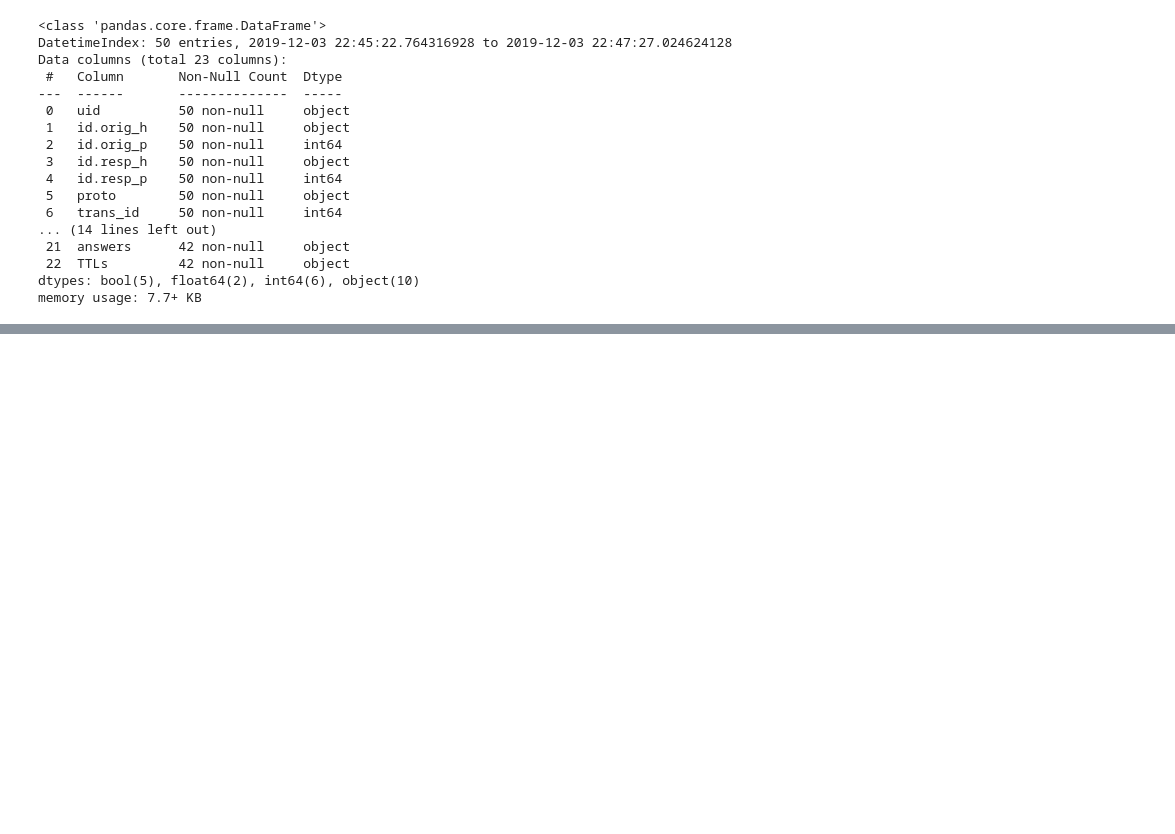
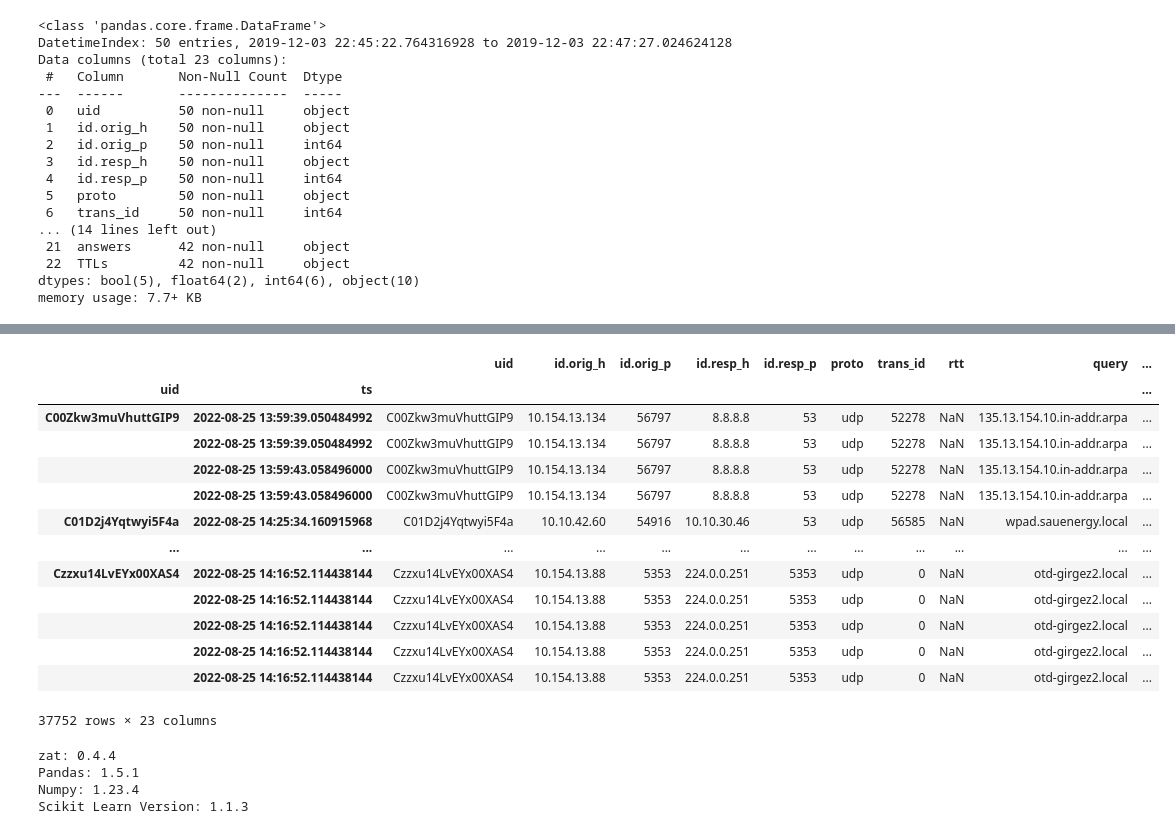
Before and after one commit to AI-Learning-Land/zat, a Jupyter notebook: notebooks/Network_Monitoring_AI.ipynb, the cells around one changed output, grey strips where cells are left out. Drawn from its saved outputs; the diff is of its cells as text; code cells hidden in the pictures; blank space fills up the shorter version.

```diff
--- a/notebooks/Network_Monitoring_AI.ipynb
+++ b/notebooks/Network_Monitoring_AI.ipynb
@@ -196,0 +210,2 @@ memory usage: 7.7+ KB
+# %%
+testcenterdns =json_log_to_df.create_dataframe('../data/fullTest/pcap/dns.log')
@@ -196,0 +245,3 @@ memory usage: 7.7+ KB
+# %%
+white_df = pd.read_csv('../data/top_domains_1k.csv', names=['rank', 'domain'])
+whitelist = white_df['domain'].tolist()
@@ -196,0 +286,49 @@ memory usage: 7.7+ KB
+# %%
+# filterout whitelist from dns queries
+testcenterdnsfiltered = testcenterdns[~testcenterdns['query'].isin(whitelist)]
+# %%
+testcenterdnsfiltered.groupby(by='uid',group_keys=True).apply(lambda x :x)
+# UID ==> These are unique identifiers assigned by Zeek that we will use to track related activity in other transaction logs.
+# Can be used for detecting local machines and attackers
+# %% [output]
+|  |  | uid | id.orig_h | id.orig_p | id.resp_h | id.resp_p | proto | trans_id | rtt | query | ... |
+| uid | ts |  |  |  |  |  |  |  |  |  | ... |
+| C00Zkw3muVhuttGIP9 | 2022-08-25 13:59:39.050484992 | C00Zkw3muVhuttGIP9 | 10.154.13.134 | 56797 | 8.8.8.8 | 53 | udp | 52278 | NaN | 135.13.154.10.in-addr.arpa | ... |
+|  | 2022-08-25 13:59:39.050484992 | C00Zkw3muVhuttGIP9 | 10.154.13.134 | 56797 | 8.8.8.8 | 53 | udp | 52278 | NaN | 135.13.154.10.in-addr.arpa | ... |
+|  | 2022-08-25 13:59:43.058496000 | C00Zkw3muVhuttGIP9 | 10.154.13.134 | 56797 | 8.8.8.8 | 53 | udp | 52278 | NaN | 135.13.154.10.in-addr.arpa | ... |
+|  | 2022-08-25 13:59:43.058496000 | C00Zkw3muVhuttGIP9 | 10.154.13.134 | 56797 | 8.8.8.8 | 53 | udp | 52278 | NaN | 135.13.154.10.in-addr.arpa | ... |
+| C01D2j4Yqtwyi5F4a | 2022-08-25 14:25:34.160915968 | C01D2j4Yqtwyi5F4a | 10.10.42.60 | 54916 | 10.10.30.46 | 53 | udp | 56585 | NaN | wpad.sauenergy.local | ... |
+| ... | ... | ... | ... | ... | ... | ... | ... | ... | ... | ... | ... |
+| Czzxu14LvEYx00XAS4 | 2022-08-25 14:16:52.114438144 | Czzxu14LvEYx00XAS4 | 10.154.13.88 | 5353 | 224.0.0.251 | 5353 | udp | 0 | NaN | otd-girgez2.local | ... |
+|  | 2022-08-25 14:16:52.114438144 | Czzxu14LvEYx00XAS4 | 10.154.13.88 | 5353 | 224.0.0.251 | 5353 | udp | 0 | NaN | otd-girgez2.local | ... |
+|  | 2022-08-25 14:16:52.114438144 | Czzxu14LvEYx00XAS4 | 10.154.13.88 | 5353 | 224.0.0.251 | 5353 | udp | 0 | NaN | otd-girgez2.local | ... |
+|  | 2022-08-25 14:16:52.114438144 | Czzxu14LvEYx00XAS4 | 10.154.13.88 | 5353 | 224.0.0.251 | 5353 | udp | 0 | NaN | otd-girgez2.local | ... |
+|  | 2022-08-25 14:16:52.114438144 | Czzxu14LvEYx00XAS4 | 10.154.13.88 | 5353 | 224.0.0.251 | 5353 | udp | 0 | NaN | otd-girgez2.local | ... |
+37752 rows × 23 columns
+# %%
+# Third Party Imports
+import pandas as pd
+import sklearn
+from sklearn.manifold import TSNE
+from sklearn.decomposition import PCA
+from sklearn.discriminant_analysis import LinearDiscriminantAnalysis
+from sklearn.cluster import KMeans
+import matplotlib.pyplot as plt
+import numpy as np
+
+# Local imports
+import zat
+from zat.log_to_dataframe import LogToDataFrame
+from zat.dataframe_to_matrix import DataFrameToMatrix
+from zat.json_log_to_dataframe import JSONLogToDataFrame
+
+# Good to print out versions of stuff
+print('zat: {:s}'.format(zat.__version__))
+print('Pandas: {:s}'.format(pd.__version__))
+print('Numpy: {:s}'.format(np.__version__))
+print('Scikit Learn Version:', sklearn.__version__)
+# %% [output]
+zat: 0.4.4
+Pandas: 1.5.1
+Numpy: 1.23.4
+Scikit Learn Version: 1.1.3
```
Also changed, not shown: parts of 13 cells of this notebook, 1 other file.
